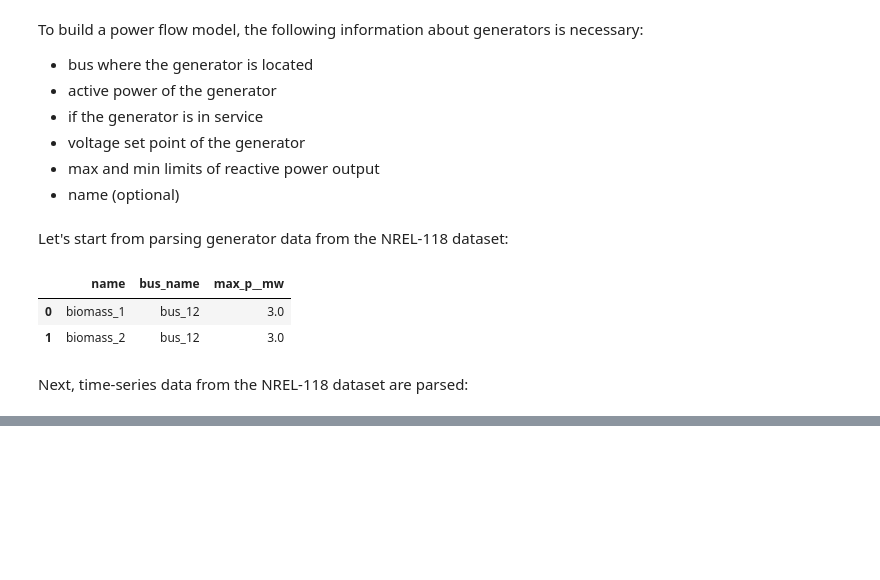
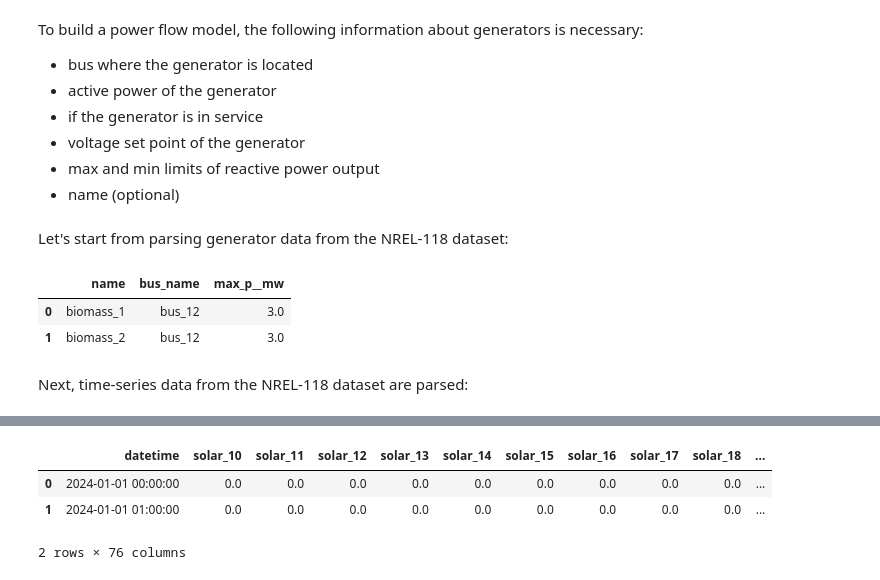
Before and after one commit to evgenytsydenov/ieee118_power_flow_data, a Jupyter notebook: notebooks/prepare_power_flow_data.ipynb, the cells around one changed output, grey strips where cells are left out. Cells and saved outputs as stored; diff of their text form; code cells hidden in the pictures; blank space fills up the shorter version.

```diff
--- a/notebooks/prepare_power_flow_data.ipynb
+++ b/notebooks/prepare_power_flow_data.ipynb
@@ -239,9 +244,14 @@ nrel118_hydro_ts.head(2)
 # %%
 # Solar plants
-path_nrel118_solar_ts = os.path.join(
+path_nrel118_solars_ts = os.path.join(
     "..", "data", "raw", "nrel118", "Input files", "RT", "Solar"
 )
-nrel118_solar_ts = parse_nrel118_solar_ts(raw_data=path_nrel118_solar_ts)
-nrel118_solar_ts.head(2)
+nrel118_solars_ts = parse_nrel118_solars_ts(raw_data=path_nrel118_solars_ts)
+nrel118_solars_ts.head(2)
+# %% [output]
+|  | datetime | solar_10 | solar_11 | solar_12 | solar_13 | solar_14 | solar_15 | solar_16 | solar_17 | solar_18 | ... |
+| 0 | 2024-01-01 00:00:00 | 0.0 | 0.0 | 0.0 | 0.0 | 0.0 | 0.0 | 0.0 | 0.0 | 0.0 | ... |
+| 1 | 2024-01-01 01:00:00 | 0.0 | 0.0 | 0.0 | 0.0 | 0.0 | 0.0 | 0.0 | 0.0 | 0.0 | ... |
+2 rows × 76 columns
 # %%
 # Wind plants
```
Also changed, not shown: parts of 7 cells of this notebook, 12 other files.
